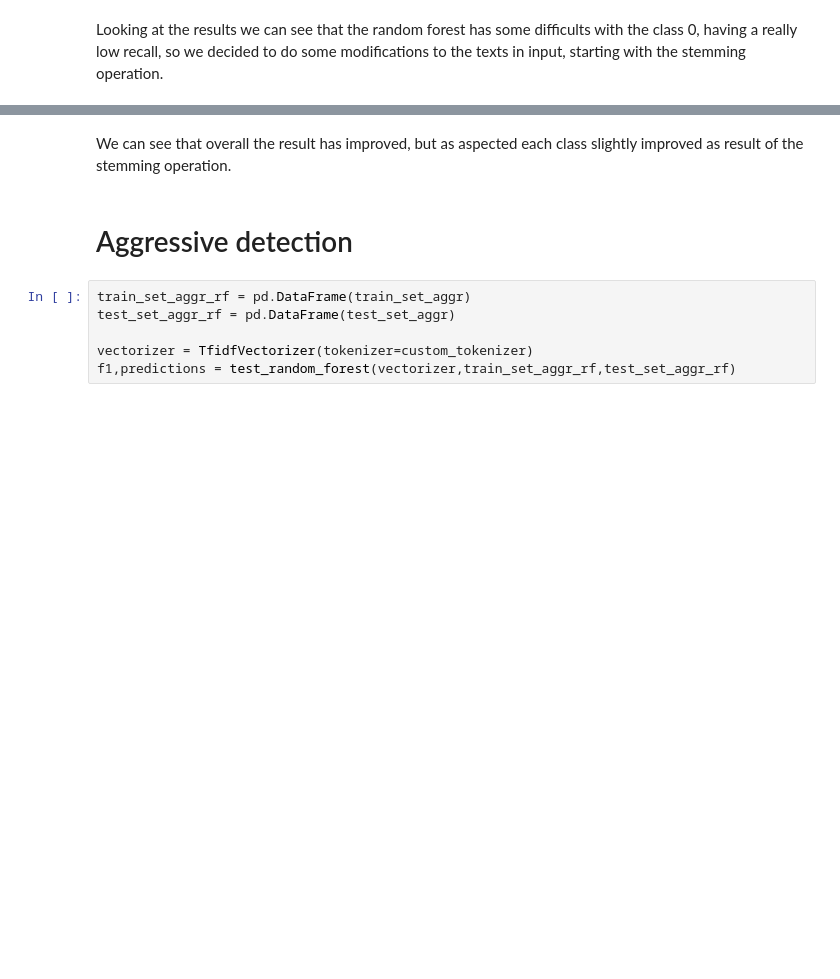
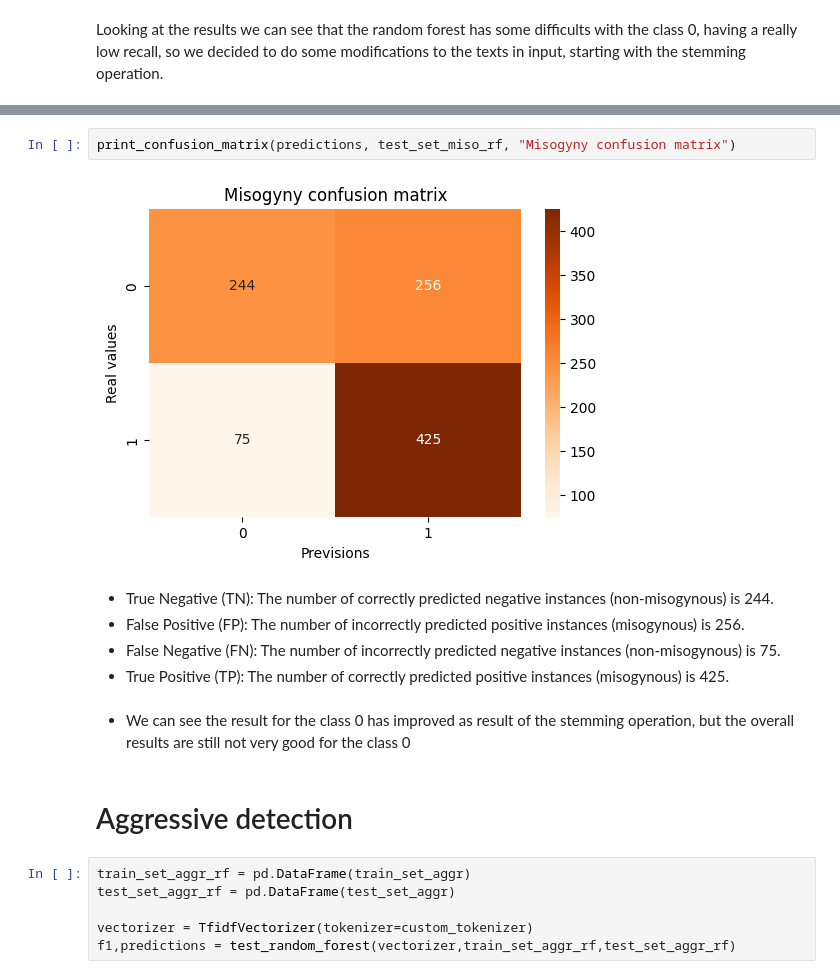
Before and after one commit to SigFerdo/Natural-Language-Processing-2023, a Jupyter notebook: task.ipynb, the cells around one changed output, grey strips where cells are left out. Drawn from its saved outputs; the diff is of its cells as text; blank space fills up the shorter version.

```diff
--- a/task.ipynb
+++ b/task.ipynb
@@ -362,5 +393,14 @@ weighted avg       0.69      0.67      0.65      1000
+# %%
+print_confusion_matrix(predictions, test_set_miso_rf, "Misogyny confusion matrix")
+# %% [output]
+[figure, added]
+# %% [markdown]
+- True Negative (TN): The number of correctly predicted negative instances (non-misogynous) is 244.
+- False Positive (FP): The number of incorrectly predicted positive instances (misogynous) is 256.
+- False Negative (FN): The number of incorrectly predicted negative instances (non-misogynous) is 75.
+- True Positive (TP): The number of correctly predicted positive instances (misogynous) is 425.
 # %% [markdown]
-We can see that overall the result has improved, but as aspected each class slightly improved as result of the stemming operation.
+- We can see the result for the class 0 has improved as result of the stemming operation, but the overall results are still not very good for the class 0
 # %% [markdown]
 # Aggressive detection
 # %%
```
Also changed, not shown: parts of 40 cells of this notebook.
